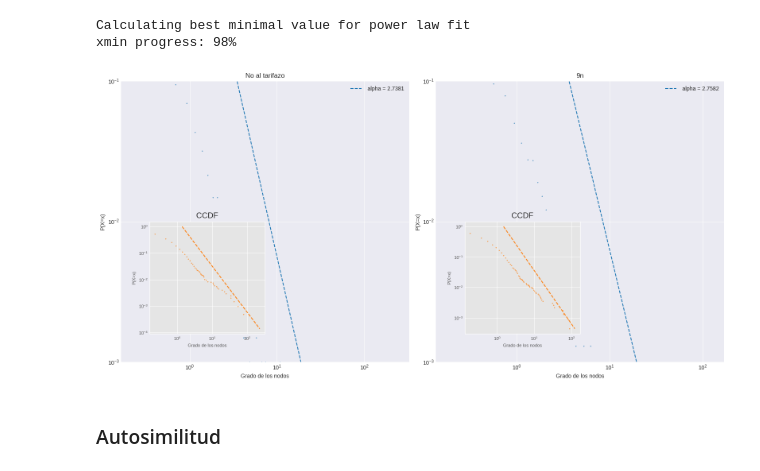
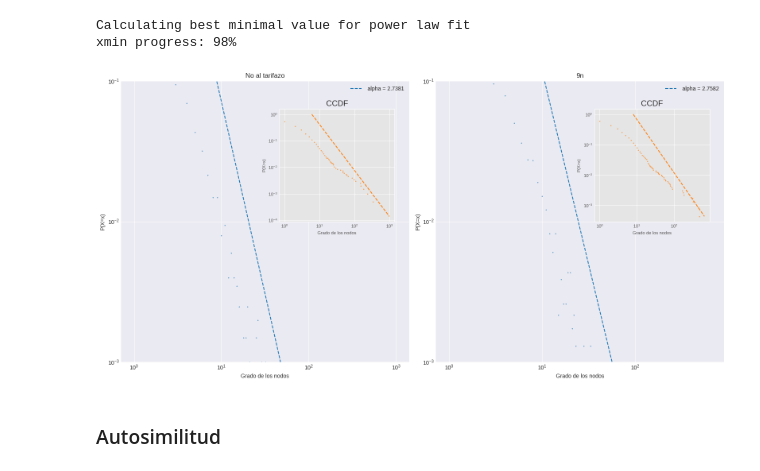
Before and after one commit to Manusua/TFM_Manuel_Suarez_Roman, a Jupyter notebook: Self similarity in graphs.ipynb, the cells around one changed output. Saved outputs shown, nothing was run; the diff lists cells and outputs as text; code cells hidden in the pictures.

```diff
--- a/Self similarity in graphs.ipynb
+++ b/Self similarity in graphs.ipynb
@@ -282,10 +274,10 @@ plt.show()
 ## Función de Distribución de Probabilidad (PDF) y Función de Distribución Cumulativa Complementaria (CCDF) de las horas críticas
 # %%
 #No al tarifazo
-plfit_nat, arr_pdf_points_nat, arr_ccdf_points_nat = calc_degree_distribution(HORA_CRITICA_NAT, "nat/", mode="h", graphs_folder=graphs_folder, measures_folder=measures_folder, exp = True)
+plfit_nat, arr_pdf_points_nat, arr_ccdf_points_nat = calc_degree_distribution(HORA_CRITICA_NAT, "nat/", mode="h", graphs_folder=graphs_folder, measures_folder=measures_folder, exp=True, read=False, write=False, norm=False)
 
 # 9n
-plfit_9n, arr_pdf_points_9n, arr_ccdf_points_9n = calc_degree_distribution(HORA_CRITICA_9N, "9n/", mode="h", graphs_folder=graphs_folder, measures_folder=measures_folder, exp = True)
+plfit_9n, arr_pdf_points_9n, arr_ccdf_points_9n = calc_degree_distribution(HORA_CRITICA_9N, "9n/", mode="h", graphs_folder=graphs_folder, measures_folder=measures_folder, exp=True, read=False, write=False, norm=False)
 # %% [output]
 Calculating best minimal value for power law fit
 xmin progress: 98%
@@ -679,10 +671,10 @@ plt.show()
 ### Ajuste a ley de potencia
 # %%
 #No al tarifazo
-plfit_nat, arr_pdf_points_nat, arr_ccdf_points_nat = calc_degree_distribution(HORA_CRITICA_NAT, "nat/", mode="u", graphs_folder=graphs_folder, measures_folder=measures_folder, exp = True)
+plfit_nat, arr_pdf_points_nat, arr_ccdf_points_nat = calc_degree_distribution(HORA_CRITICA_NAT, "nat/", mode="u", graphs_folder=graphs_folder, measures_folder=measures_folder, exp = True, norm=False)
 
 # 9n
-plfit_9n, arr_pdf_points_9n, arr_ccdf_points_9n = calc_degree_distribution(HORA_CRITICA_9N, "9n/", mode="u", graphs_folder=graphs_folder, measures_folder=measures_folder, exp = True)
+plfit_9n, arr_pdf_points_9n, arr_ccdf_points_9n = calc_degree_distribution(HORA_CRITICA_9N, "9n/", mode="u", graphs_folder=graphs_folder, measures_folder=measures_folder, exp = True, norm=False)
 # %% [output]
 Calculating best minimal value for power law fit
 xmin progress: 99%
@@ -880,10 +872,10 @@ plt.show()
 ### Ajuste a ley de potencia
 # %%
 #No al tarifazo
-plfit_nat, arr_pdf_points_nat, arr_ccdf_points_nat = calc_degree_distribution(HORA_CRITICA_NAT, "nat/", mode="b", graphs_folder=graphs_folder, measures_folder=measures_folder, exp = True)
+plfit_nat, arr_pdf_points_nat, arr_ccdf_points_nat = calc_degree_distribution(HORA_CRITICA_NAT, "nat/", mode="b", graphs_folder=graphs_folder, measures_folder=measures_folder, exp = True, norm=False)
 
 # 9n
-plfit_9n, arr_pdf_points_9n, arr_ccdf_points_9n = calc_degree_distribution(HORA_CRITICA_9N, "9n/", mode="b", graphs_folder=graphs_folder, measures_folder=measures_folder, exp = True)
+plfit_9n, arr_pdf_points_9n, arr_ccdf_points_9n = calc_degree_distribution(HORA_CRITICA_9N, "9n/", mode="b", graphs_folder=graphs_folder, measures_folder=measures_folder, exp = True, norm=False)
 # %% [output]
 Calculating best minimal value for power law fit
 xmin progress: 97%
@@ -907,7 +899,7 @@ ax1.set_title("No al tarifazo")
 ax1.legend()
 
 with plt.style.context('ggplot'):
-    ins_ax_nat = ax1.inset_axes([0.1, 0.1, 0.4, 0.4])
+    ins_ax_nat = ax1.inset_axes([0.55, 0.5, 0.4, 0.4])
     ins_ax_nat.set_xscale('log')
     ins_ax_nat.set_yscale('log')
 
@@ -923,35 +915,35 @@ with plt.style.context('ggplot'):
 ax2.set_xscale('log')
 ax2.set_yscale('log')
 
 ax2.scatter(arr_pdf_points_9n[0][0], arr_pdf_points_9n[0][1], marker="x", s=1, alpha=0.7)
 plfit_9n.power_law.plot_pdf(label=" alpha = " + str(round(plfit_9n.alpha, 4)), ax=ax2, linestyle='--')
 #plfit.plot_ccdf(label="powerlaw, alpha = " + str(round(plfit.alpha, 5)), color='red')
 ax2.legend()
 ax2.set_ylim(0.001, 0.1)
 
 ax2.set_xlabel("Grado de los nodos")
 ax2.set_ylabel("P(X=x)")
 ax2.set_title("9n")
 
 with plt.style.context('ggplot'):
-    ins_ax_9n = ax2.inset_axes([0.1, 0.1, 0.4, 0.4])
+    ins_ax_9n = ax2.inset_axes([0.55, 0.5, 0.4, 0.4])
     ins_ax_9n.set_xscale('log')
     ins_ax_9n.set_yscale('log')
 
     ins_ax_9n.scatter(arr_ccdf_points_9n[0][0], arr_ccdf_points_9n[0][1], marker="x", s=1, alpha=0.7, c='#ff7f0e')
     ins_ax_9n.set_title("CCDF")
     ins_ax_9n.set_xlabel("Grado de los nodos", fontsize=8)
     ins_ax_9n.set_ylabel("P(X>x)", fontsize=8)
     ins_ax_9n.tick_params(labelsize=8)
 
     plfit_9n.power_law.plot_ccdf(label="powerlaw, alpha = " + str(round(plfit_9n.alpha, 5)), ax=ins_ax_9n, linestyle='--', c='#ff7f0e')
 
 
 plt.tight_layout()
 plt.savefig("plots/PDF_CCDF_nodes_bipartite.png")
 plt.show()
 # %% [output]
-[figure, old version]
+[figure, new version]
 # %% [markdown]
 ### Autosimilitud
 # %%
```
Also changed, not shown: parts of 5 cells of this notebook, 4 other files.
